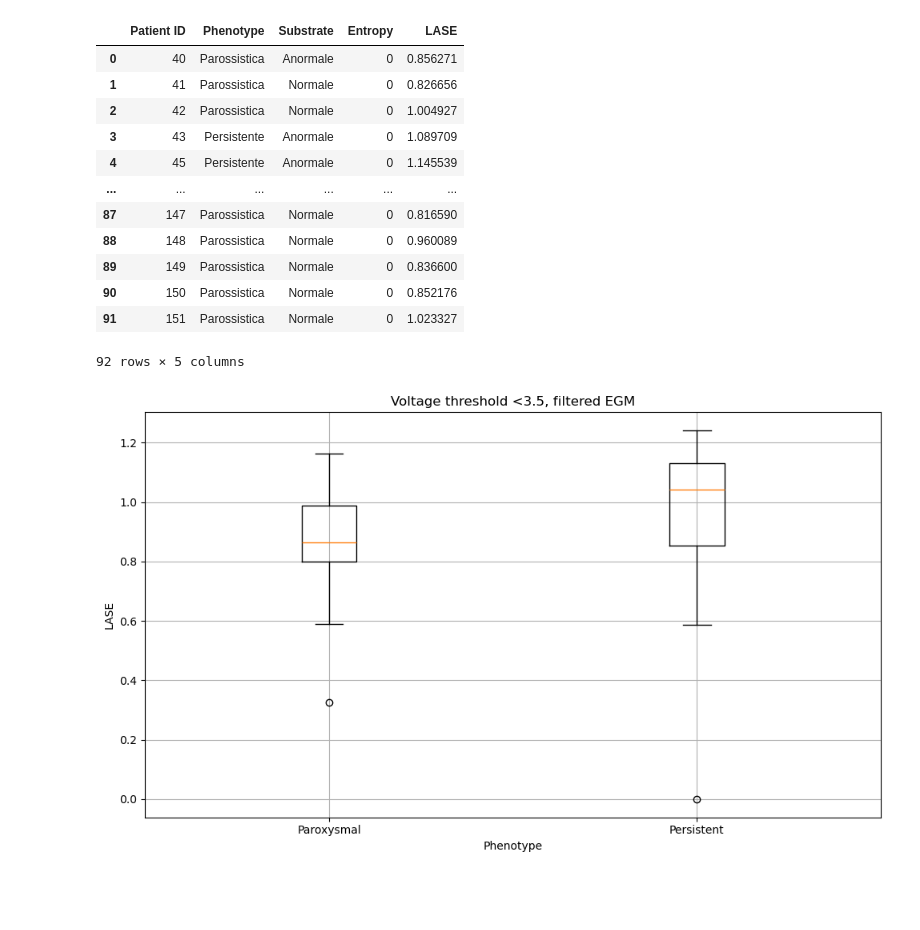
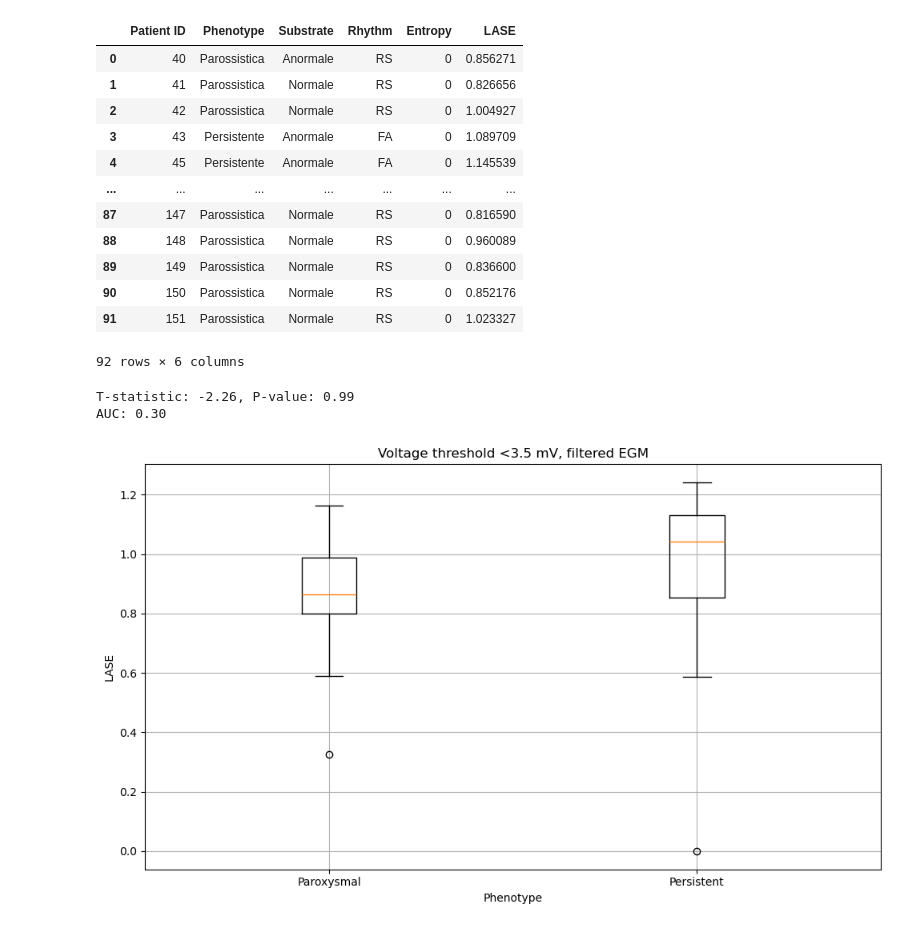
Before and after one commit to FilippoUslenghi/LA_entropy, a Jupyter notebook: results/thrs_<3,5_filt/results.ipynb, the cells around one changed output. Drawn from its saved outputs; the diff is of its cells as text; code cells hidden in the pictures; blank space fills up the shorter version.

```diff
--- a/results/thrs_<3,5_filt/results.ipynb
+++ b/results/thrs_<3,5_filt/results.ipynb
@@ -5,8 +5,14 @@ ods = (
     pd.read_excel(
         "../../DB AF Completo 1.ods",
     )
-    .loc[:, ["ID", "Phenotype", "Low Voltage / Scar area"]]
-    .rename(columns={"ID": "Patient ID", "Low Voltage / Scar area": "Substrate"})
+    .loc[:, ["ID", "Phenotype", "Low Voltage / Scar area", "Rhythm during Mapping"]]
+    .rename(
+        columns={
+            "ID": "Patient ID",
+            "Low Voltage / Scar area": "Substrate",
+            "Rhythm during Mapping": "Rhythm",
+        }
+    )
     .dropna(axis=0, how="any")
     .astype({"Patient ID": int})
 )
@@ -47,7 +53,7 @@ csv
 # %%
 # Join the two dataframes on the "ID" column
 merged_df = pd.merge(
-    ods.loc[:, ["Patient ID", "Phenotype", "Substrate"]],
+    ods.loc[:, ["Patient ID", "Phenotype", "Substrate", "Rhythm"]],
     csv,
     on="Patient ID",
     how="inner",
@@ -72,42 +78,71 @@ substrate_mapping = {
     "Patologia posteriore e+ altri": "Anormale",
 }
 
+rhythm_mapping = {
+    "AF": "FA",
+    "FA": "FA",
+    "SR": "RS",
+    "RS": "RS",
+}
+
 merged_df["Phenotype"] = merged_df["Phenotype"].map(phenotype_mapping)
 merged_df["Substrate"] = merged_df["Substrate"].map(substrate_mapping)
+merged_df["Rhythm"] = merged_df["Rhythm"].map(rhythm_mapping)
 
 merged_df
 # %% [output]
-|  | Patient ID | Phenotype | Substrate | Entropy | LASE |
-| 0 | 40 | Parossistica | Anormale | 0 | 0.856271 |
-| 1 | 41 | Parossistica | Normale | 0 | 0.826656 |
-| 2 | 42 | Parossistica | Normale | 0 | 1.004927 |
-| 3 | 43 | Persistente | Anormale | 0 | 1.089709 |
-| 4 | 45 | Persistente | Anormale | 0 | 1.145539 |
-| ... | ... | ... | ... | ... | ... |
-| 87 | 147 | Parossistica | Normale | 0 | 0.816590 |
-| 88 | 148 | Parossistica | Normale | 0 | 0.960089 |
-| 89 | 149 | Parossistica | Normale | 0 | 0.836600 |
-| 90 | 150 | Parossistica | Normale | 0 | 0.852176 |
-| 91 | 151 | Parossistica | Normale | 0 | 1.023327 |
+|  | Patient ID | Phenotype | Substrate | Rhythm | Entropy | LASE |
+| 0 | 40 | Parossistica | Anormale | RS | 0 | 0.856271 |
+| 1 | 41 | Parossistica | Normale | RS | 0 | 0.826656 |
+| 2 | 42 | Parossistica | Normale | RS | 0 | 1.004927 |
+| 3 | 43 | Persistente | Anormale | FA | 0 | 1.089709 |
+| 4 | 45 | Persistente | Anormale | FA | 0 | 1.145539 |
+| ... | ... | ... | ... | ... | ... | ... |
+| 87 | 147 | Parossistica | Normale | RS | 0 | 0.816590 |
+| 88 | 148 | Parossistica | Normale | RS | 0 | 0.960089 |
+| 89 | 149 | Parossistica | Normale | RS | 0 | 0.836600 |
+| 90 | 150 | Parossistica | Normale | RS | 0 | 0.852176 |
+| 91 | 151 | Parossistica | Normale | RS | 0 | 1.023327 |
-92 rows × 5 columns
+92 rows × 6 columns
 # %%
+from scipy.stats import ttest_ind
+from sklearn.metrics import roc_auc_score
+
+# Perform t-test
+paroxysmal_lase = merged_df[merged_df["Phenotype"] == "Parossistica"]["LASE"]
+persistent_lase = merged_df[merged_df["Phenotype"] == "Persistente"]["LASE"]
+
+t_stat, p_value = ttest_ind(
+    paroxysmal_lase, persistent_lase, equal_var=False, alternative="greater"
+)
+print(f"T-statistic: {t_stat:.2f}, P-value: {p_value:.2f}")
+
+# Calculate AUC
+y = merged_df["LASE"]
+y_true = merged_df["Phenotype"].apply(lambda x: 1 if x == "Parossistica" else 0)
+y_pred = merged_df["LASE"]
+auc = roc_auc_score(y_true, y_pred)
+print(f"AUC: {auc:.2f}")
+
 import matplotlib.pyplot as plt
 
 plt.figure(figsize=(10, 6))
 plt.boxplot(
     [
         merged_df[merged_df["Phenotype"] == "Parossistica"]["LASE"],
         merged_df[merged_df["Phenotype"] == "Persistente"]["LASE"],
     ],
     tick_labels=["Paroxysmal", "Persistent"],
 )
-plt.title("Voltage threshold <3.5, filtered EGM")
+plt.title("Voltage threshold <3.5 mV, filtered EGM")
 plt.ylabel("LASE")
 plt.xlabel("Phenotype")
 plt.grid()
 plt.savefig("phenotype_boxplot.png", dpi=300, bbox_inches="tight")
 plt.tight_layout()
 plt.show()
 # %% [output]
+T-statistic: -2.26, P-value: 0.99
+AUC: 0.30
-[figure, old version]
+[figure, new version]
 # %%
```
Also changed, not shown: parts of 3 cells of this notebook, 25 other files.
